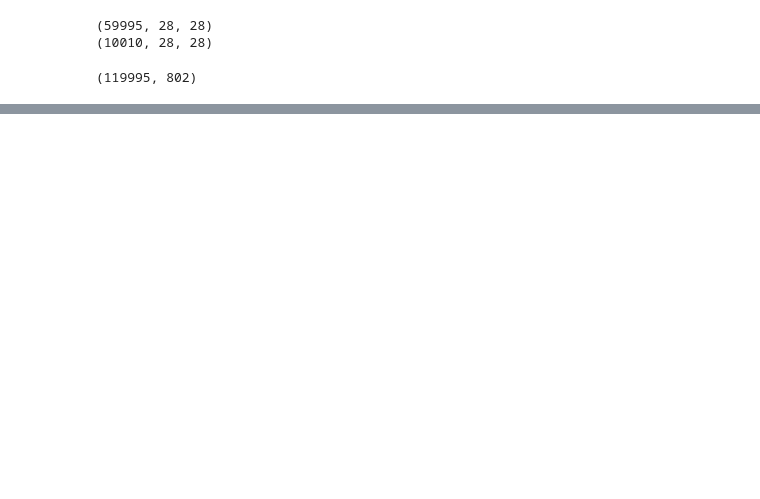
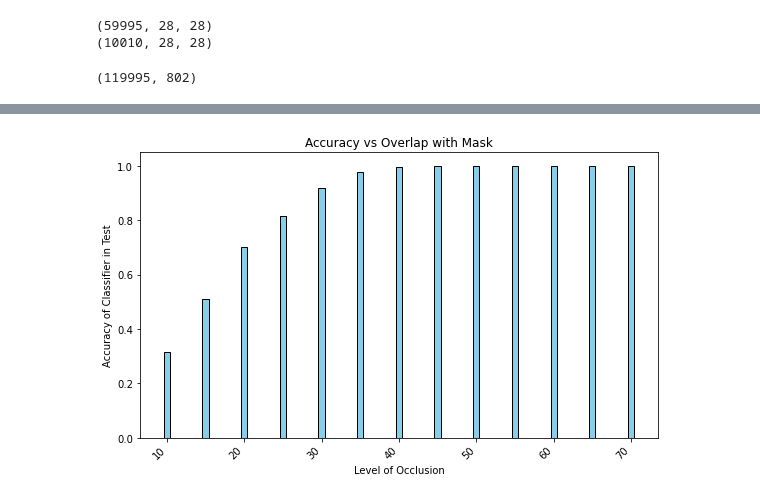
Before and after one commit to wavid-b/Image_inpainting_2025, a Jupyter notebook: binary_classifier.ipynb, the cells around one changed output, grey strips where cells are left out. Saved outputs shown, nothing was run; the diff lists cells and outputs as text; code cells hidden in the pictures; blank space fills up the shorter version.

```diff
--- a/binary_classifier.ipynb
+++ b/binary_classifier.ipynb
@@ -15,17 +17,17 @@ test_corrupted = np.empty((0, 28, 28))
 for i in range(0, 56000, 4615):
     #take from i to i+4614 for the training set and set its label to 1 (for corrupted = true)
     file_num = int((i/4615)*5 + 10) # get the number of the thing we should be on
-    current_np = np.load("mnist_noisy/mnist_" + str(file_num) + ".npy")
+    current_np = np.load("mnist_obfuscated/mnist_" + str(file_num) + ".npy")
     corrupted_imgs = np.concatenate((corrupted_imgs, current_np[i:i+4615]), axis = 0)
     test_corrupted = np.concatenate((test_corrupted, current_np[69230:]), axis = 0)
 print(corrupted_imgs.shape)
 print(test_corrupted.shape)
-np.save("mnist_noisy/training", corrupted_imgs)
+np.save("mnist_obfuscated/training", corrupted_imgs)
 # %% [output]
 (59995, 28, 28)
 (10010, 28, 28)
 # %%
-clean_imgs = np.load('mnist_noisy/mnist.npy')
+clean_imgs = np.load('mnist_files/mnist_img.npy')
 test_clean = clean_imgs[60000:]
 clean_imgs = clean_imgs[:60000]
 # %%
@@ -128,0 +137,21 @@ X_test = scaler.fit_transform(test_featrues)
+# %%
+#model1 is with noise, model2 is without noise in training
+clf = joblib.load('svm_model2.pkl')
+# %%
+#lets find at what levels it is the most accurate
+#general again
+y_pred = clf.predict(X_test)
+accuracy = accuracy_score(test_labels, y_pred)
+print(f"Test Accuracy with C=1: {accuracy:.4f}")
+
+different_level_accuracy = {}
+for i in range (0, 13):
+    obf_level = i*5 + 10
+    low = i*770
+    high = low+770
+    test_this = X_test[low:high]
+    level_labels = test_labels[low:high]
+    y_pred = clf.predict(test_this)
+    accuracy = accuracy_score(y_pred, level_labels)
+    print(f"Test Accuracy with obf_level {obf_level}: {accuracy:.4f}")
+    different_level_accuracy[obf_level] = accuracy
@@ -128,0 +173,16 @@ X_test = scaler.fit_transform(test_featrues)
+# %%
+#lets make that into a chart now
+keys = list(different_level_accuracy.keys())
+values = list(different_level_accuracy.values())
+
+plt.figure(figsize=(8, 5))
+plt.bar(keys, values, color='skyblue', edgecolor='black')
+plt.title("Accuracy vs Overlap with Mask")
+plt.xlabel("Level of Occlusion")
+plt.ylabel("Accuracy of Classifier in Test")
+plt.xticks(rotation=45, ha='right')
+plt.tight_layout()
+plt.savefig("mnist_obfuscated/accuracy_level.png", dpi=300)
+plt.show()
+# %% [output]
+[figure, added]
```
Also changed, not shown: parts of 8 cells of this notebook, 13 other files.
